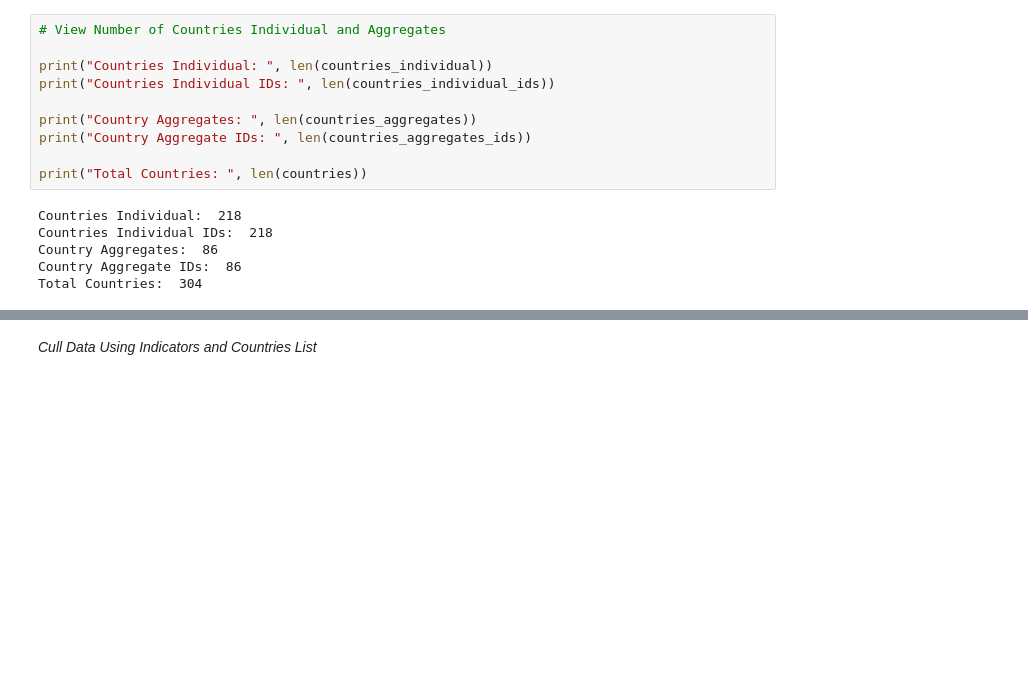
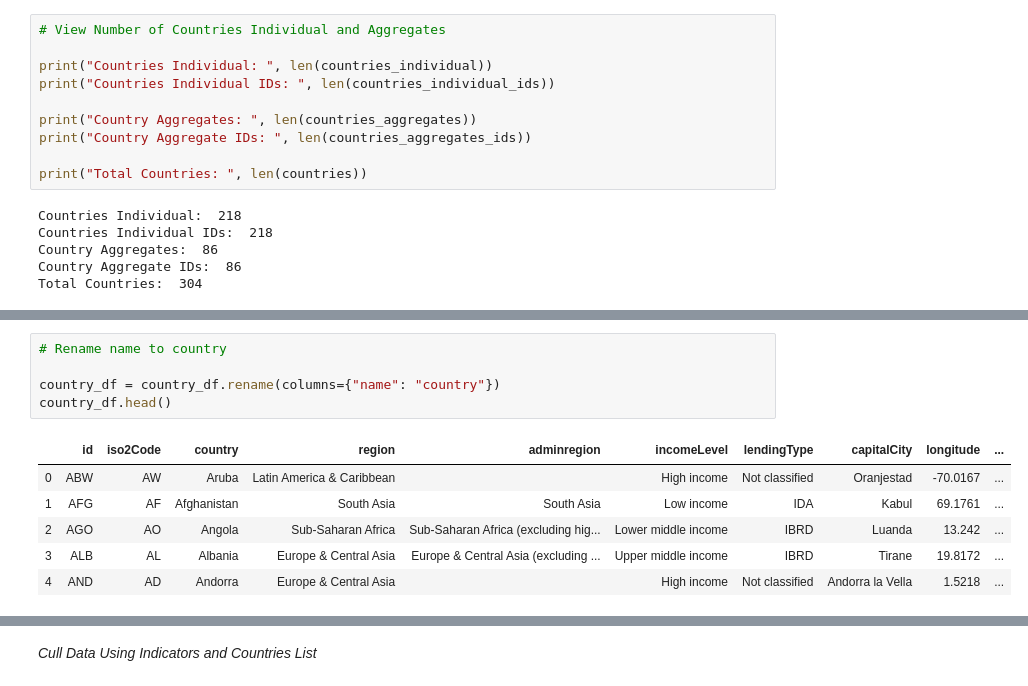
Before and after one commit to jake-w-schneider/SYPA, a Jupyter notebook: 1_Scripts/Harvard_SYPA/1_API.ipynb, the cells around one changed output, grey strips where cells are left out. Saved outputs shown, nothing was run; the diff lists cells and outputs as text; blank space fills up the shorter version.

```diff
--- a/1_Scripts/Harvard_SYPA/1_API.ipynb
+++ b/1_Scripts/Harvard_SYPA/1_API.ipynb
@@ -598,0 +442,12 @@ countries_individual_ids[0:5]
+# %%
+# Rename name to country
+
+country_df = country_df.rename(columns={"name": "country"})
+country_df.head()
+# %% [output]
+|  | id | iso2Code | country | region | adminregion | incomeLevel | lendingType | capitalCity | longitude | ... |
+| 0 | ABW | AW | Aruba | Latin America & Caribbean |  | High income | Not classified | Oranjestad | -70.0167 | ... |
+| 1 | AFG | AF | Afghanistan | South Asia | South Asia | Low income | IDA | Kabul | 69.1761 | ... |
+| 2 | AGO | AO | Angola | Sub-Saharan Africa | Sub-Saharan Africa (excluding hig... | Lower middle income | IBRD | Luanda | 13.242 | ... |
+| 3 | ALB | AL | Albania | Europe & Central Asia | Europe & Central Asia (excluding ... | Upper middle income | IBRD | Tirane | 19.8172 | ... |
+| 4 | AND | AD | Andorra | Europe & Central Asia |  | High income | Not classified | Andorra la Vella | 1.5218 | ... |
```
Also changed, not shown: parts of 31 cells of this notebook, 13 other files.
